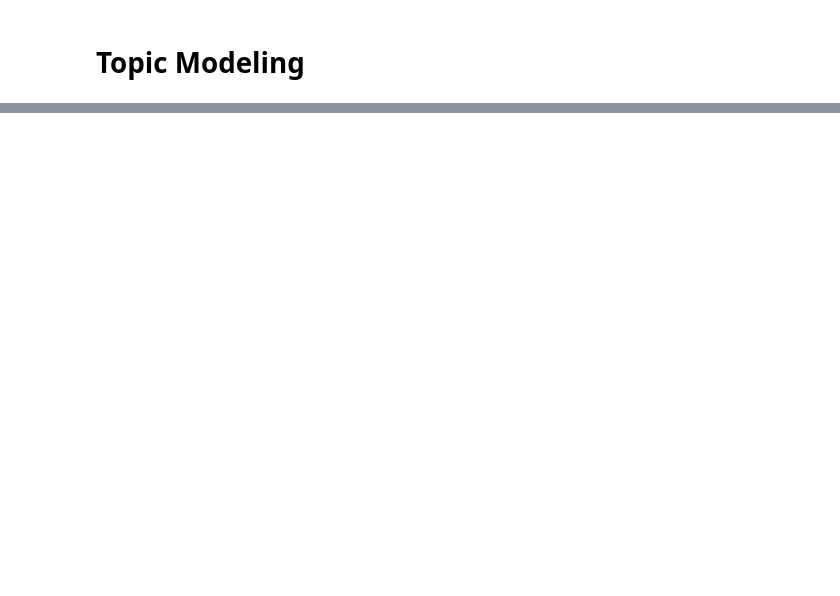
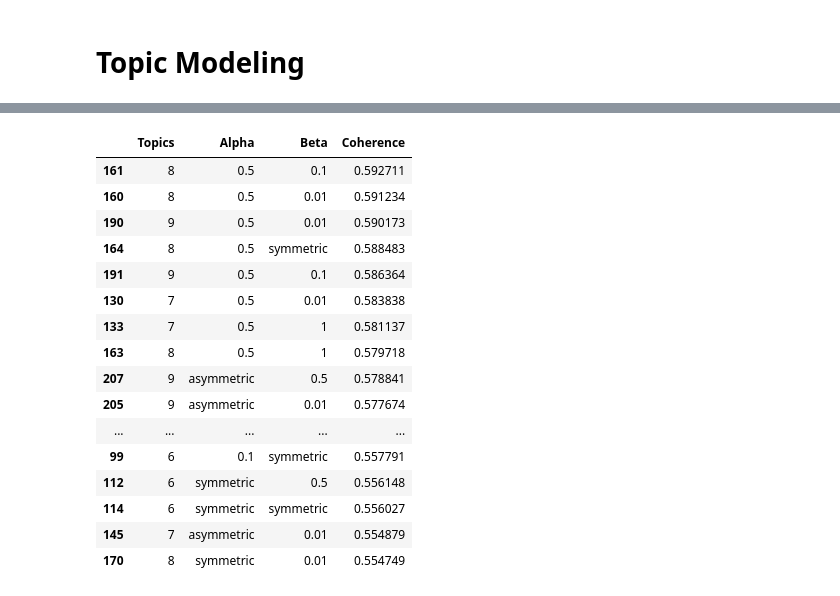
Before and after one commit to tarrantcarter/Final_Capstone, a Jupyter notebook: Modern_Motivation_Model.ipynb, the cells around one changed output, grey strips where cells are left out. Saved outputs shown, nothing was run; the diff lists cells and outputs as text; code cells hidden in the pictures; blank space fills up the shorter version.

```diff
--- a/Modern_Motivation_Model.ipynb
+++ b/Modern_Motivation_Model.ipynb
@@ -152,11 +216,9 @@ def compute_coherence_values(corpus, dictionary, k, a, b):
     lda_model = gensim.models.LdaMulticore(corpus=corpus,
                                            id2word=dictionary,
                                            num_topics=k,
-                                           random_state=100,
-                                           chunksize=100,
-                                           passes=10,
                                            alpha=a,
-                                           eta=b)
+                                           eta=b,
+                                           random_state=222)
 
     coherence_model_lda = CoherenceModel(model=lda_model, texts=texts, dictionary=id2word, coherence='c_v')
 
@@ -468,0 +274,20 @@ widgets.VBox([button,out])
+# %%
+lda_tuning_results.sort_values('Coherence',ascending=False).head(30)
+# %% [output]
+|  | Topics | Alpha | Beta | Coherence |
+| 161 | 8 | 0.5 | 0.1 | 0.592711 |
+| 160 | 8 | 0.5 | 0.01 | 0.591234 |
+| 190 | 9 | 0.5 | 0.01 | 0.590173 |
+| 164 | 8 | 0.5 | symmetric | 0.588483 |
+| 191 | 9 | 0.5 | 0.1 | 0.586364 |
+| 130 | 7 | 0.5 | 0.01 | 0.583838 |
+| 133 | 7 | 0.5 | 1 | 0.581137 |
+| 163 | 8 | 0.5 | 1 | 0.579718 |
+| 207 | 9 | asymmetric | 0.5 | 0.578841 |
+| 205 | 9 | asymmetric | 0.01 | 0.577674 |
+| ... | ... | ... | ... | ... |
+| 99 | 6 | 0.1 | symmetric | 0.557791 |
+| 112 | 6 | symmetric | 0.5 | 0.556148 |
+| 114 | 6 | symmetric | symmetric | 0.556027 |
+| 145 | 7 | asymmetric | 0.01 | 0.554879 |
+| 170 | 8 | symmetric | 0.01 | 0.554749 |
```
Also changed, not shown: parts of 47 cells of this notebook.
